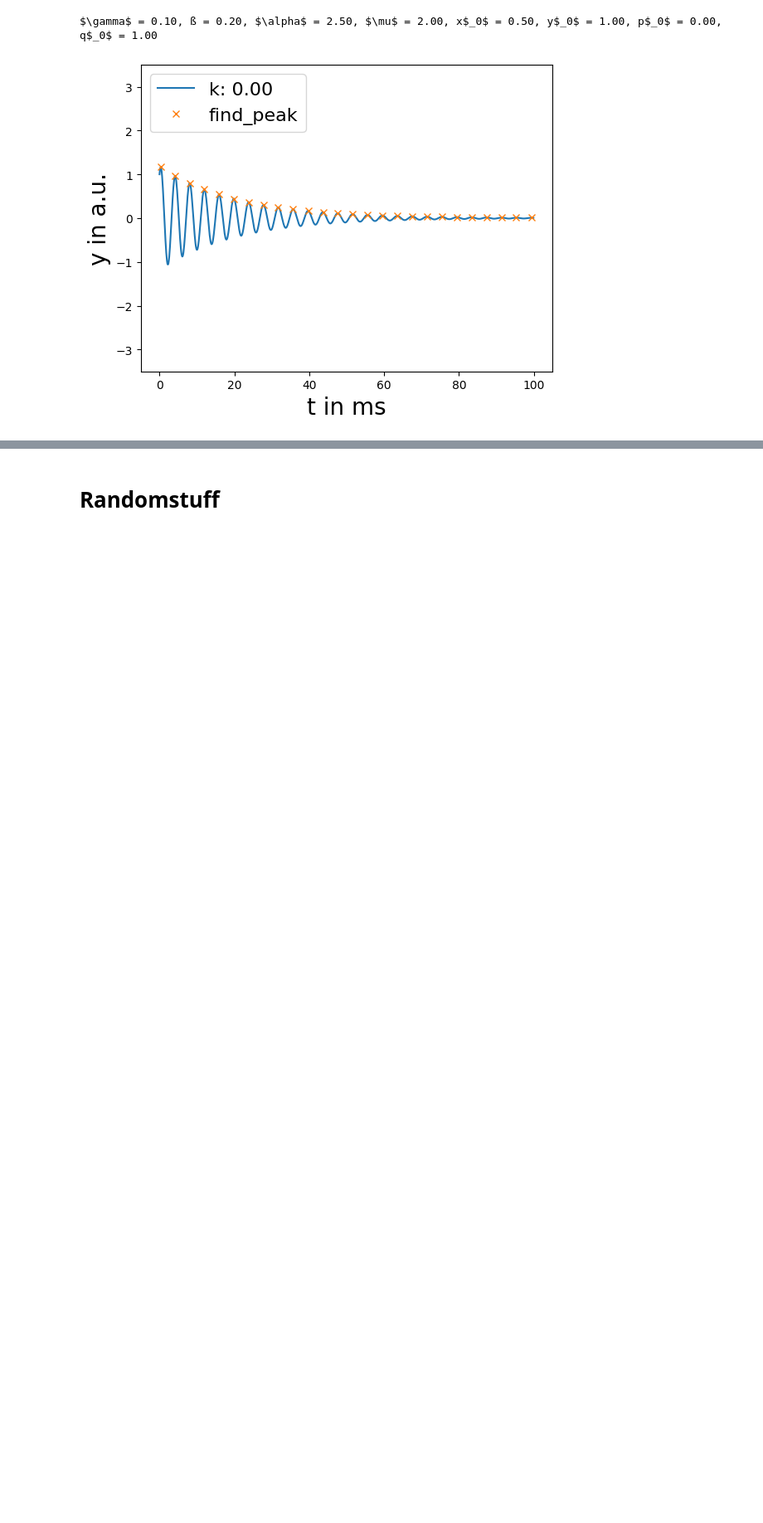
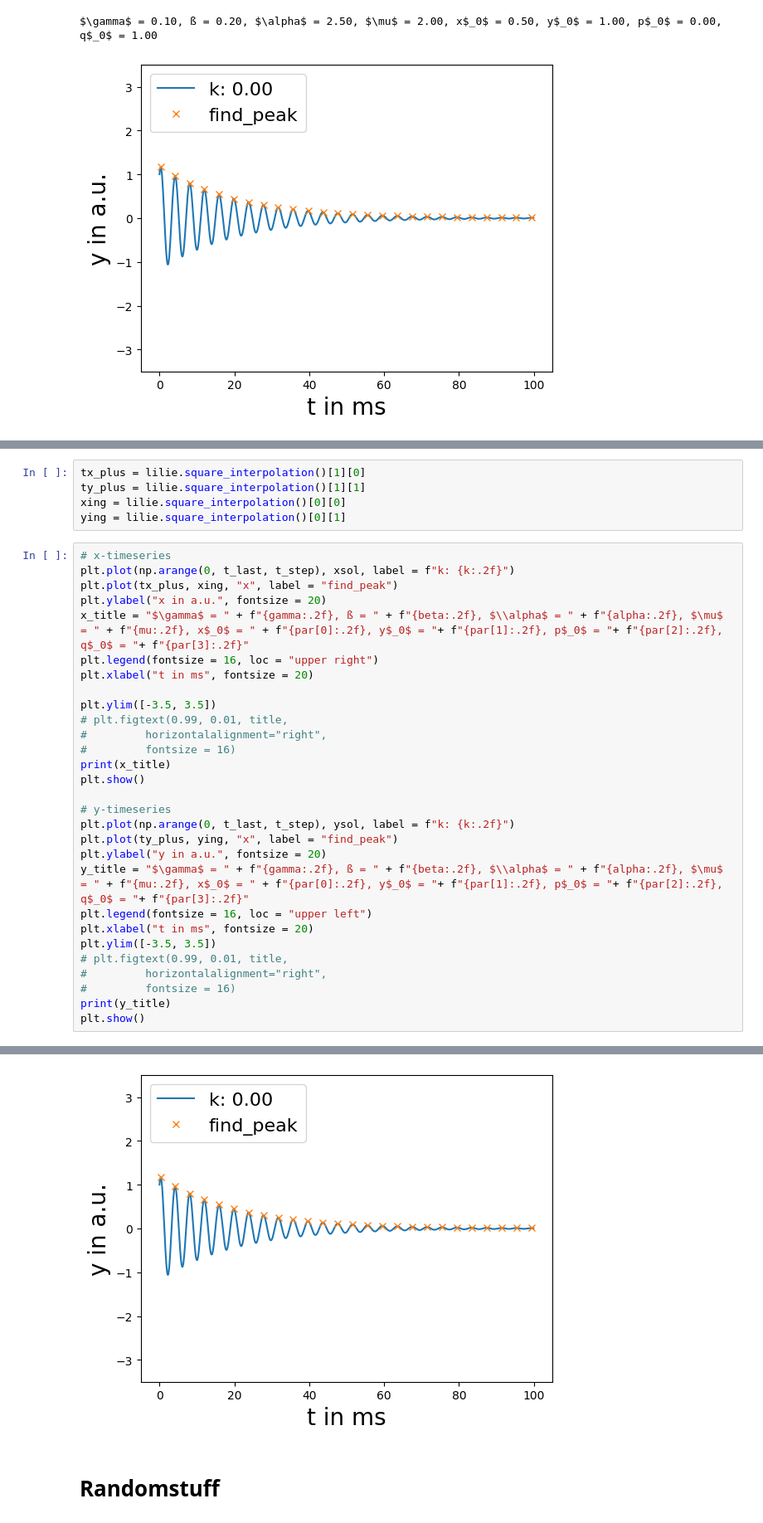
Before and after one commit to huyenanh-nguyen/daniel_model, a Jupyter notebook: ODE/simulation.ipynb, the cells around one changed output, grey strips where cells are left out. Shown at 83% size. Cells and saved outputs as stored; diff of their text form; blank space fills up the shorter version.

Commit message:
interpolated peaks

```diff
--- a/ODE/simulation.ipynb
+++ b/ODE/simulation.ipynb
@@ -121,0 +87,35 @@ print(t_plusminuspeak)
+# %%
+tx_plus = lilie.square_interpolation()[1][0]
+ty_plus = lilie.square_interpolation()[1][1]
+xing = lilie.square_interpolation()[0][0]
+ying = lilie.square_interpolation()[0][1]
+# %%
+# x-timeseries
+plt.plot(np.arange(0, t_last, t_step), xsol, label = f"k: {k:.2f}")
+plt.plot(tx_plus, xing, "x", label = "find_peak")
+plt.ylabel("x in a.u.", fontsize = 20)
+x_title = "$\gamma$ = " + f"{gamma:.2f}, ß = " + f"{beta:.2f}, $\\alpha$ = " + f"{alpha:.2f}, $\mu$ = " + f"{mu:.2f}, x$_0$ = " + f"{par[0]:.2f}, y$_0$ = "+ f"{par[1]:.2f}, p$_0$ = "+ f"{par[2]:.2f}, q$_0$ = "+ f"{par[3]:.2f}"
+plt.legend(fontsize = 16, loc = "upper right")
+plt.xlabel("t in ms", fontsize = 20)
+
+plt.ylim([-3.5, 3.5])
+# plt.figtext(0.99, 0.01, title,
+#         horizontalalignment="right",
+#         fontsize = 16)
+print(x_title)
+plt.show()
+
+# y-timeseries
+plt.plot(np.arange(0, t_last, t_step), ysol, label = f"k: {k:.2f}")
+plt.plot(ty_plus, ying, "x", label = "find_peak")
+plt.ylabel("y in a.u.", fontsize = 20)
+y_title = "$\gamma$ = " + f"{gamma:.2f}, ß = " + f"{beta:.2f}, $\\alpha$ = " + f"{alpha:.2f}, $\mu$ = " + f"{mu:.2f}, x$_0$ = " + f"{par[0]:.2f}, y$_0$ = "+ f"{par[1]:.2f}, p$_0$ = "+ f"{par[2]:.2f}, q$_0$ = "+ f"{par[3]:.2f}"
+plt.legend(fontsize = 16, loc = "upper left")
+plt.xlabel("t in ms", fontsize = 20)
+plt.ylim([-3.5, 3.5])
+# plt.figtext(0.99, 0.01, title,
+#         horizontalalignment="right",
+#         fontsize = 16)
+print(y_title)
+plt.show()
+# %% [output]
@@ -122,3 +125,4 @@ print(t_plusminuspeak)
+[figure, added]
 # %% [markdown]
 # Randomstuff
 # %%
```
Also changed, not shown: parts of 8 cells of this notebook, 1 other file.
